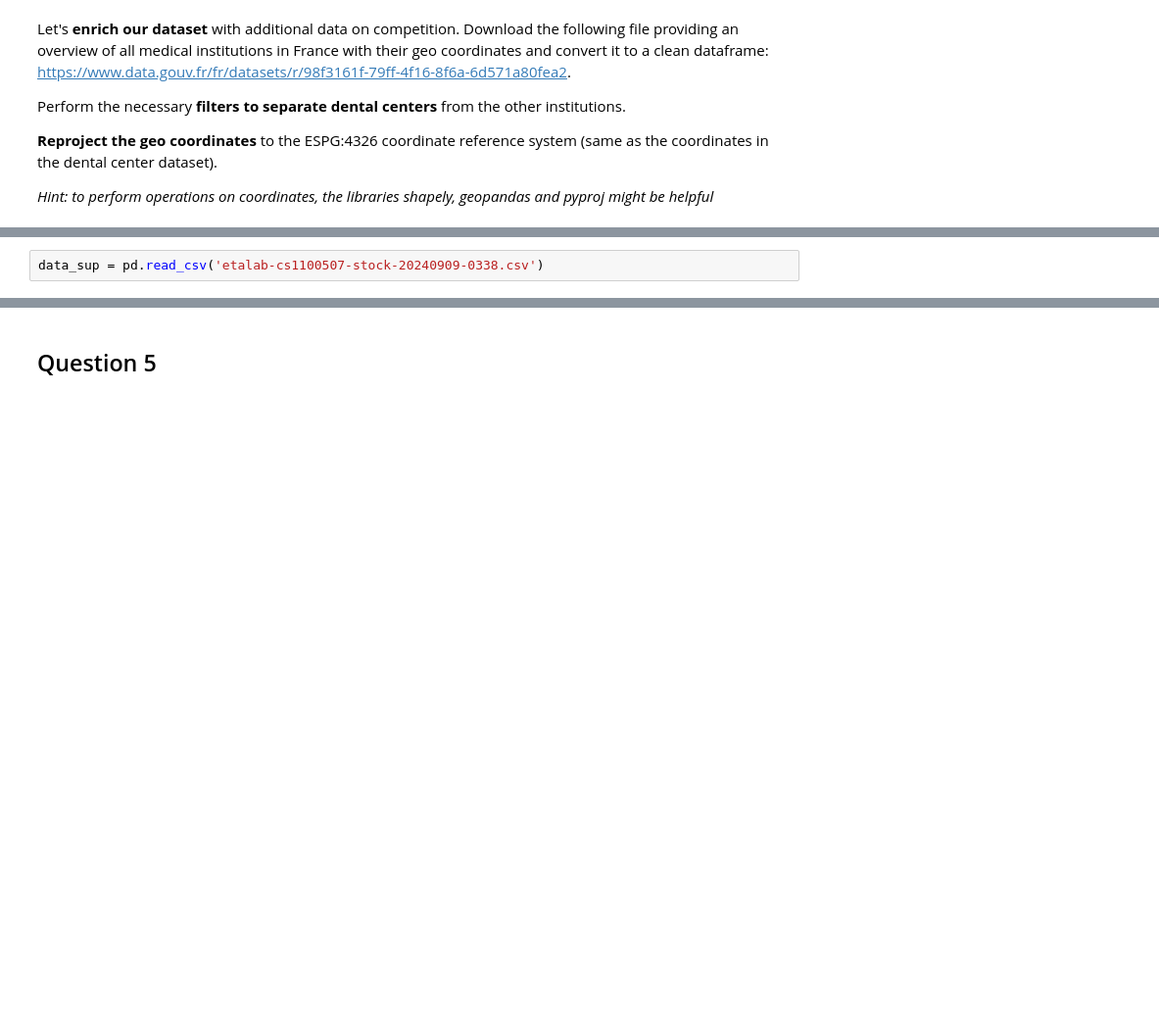
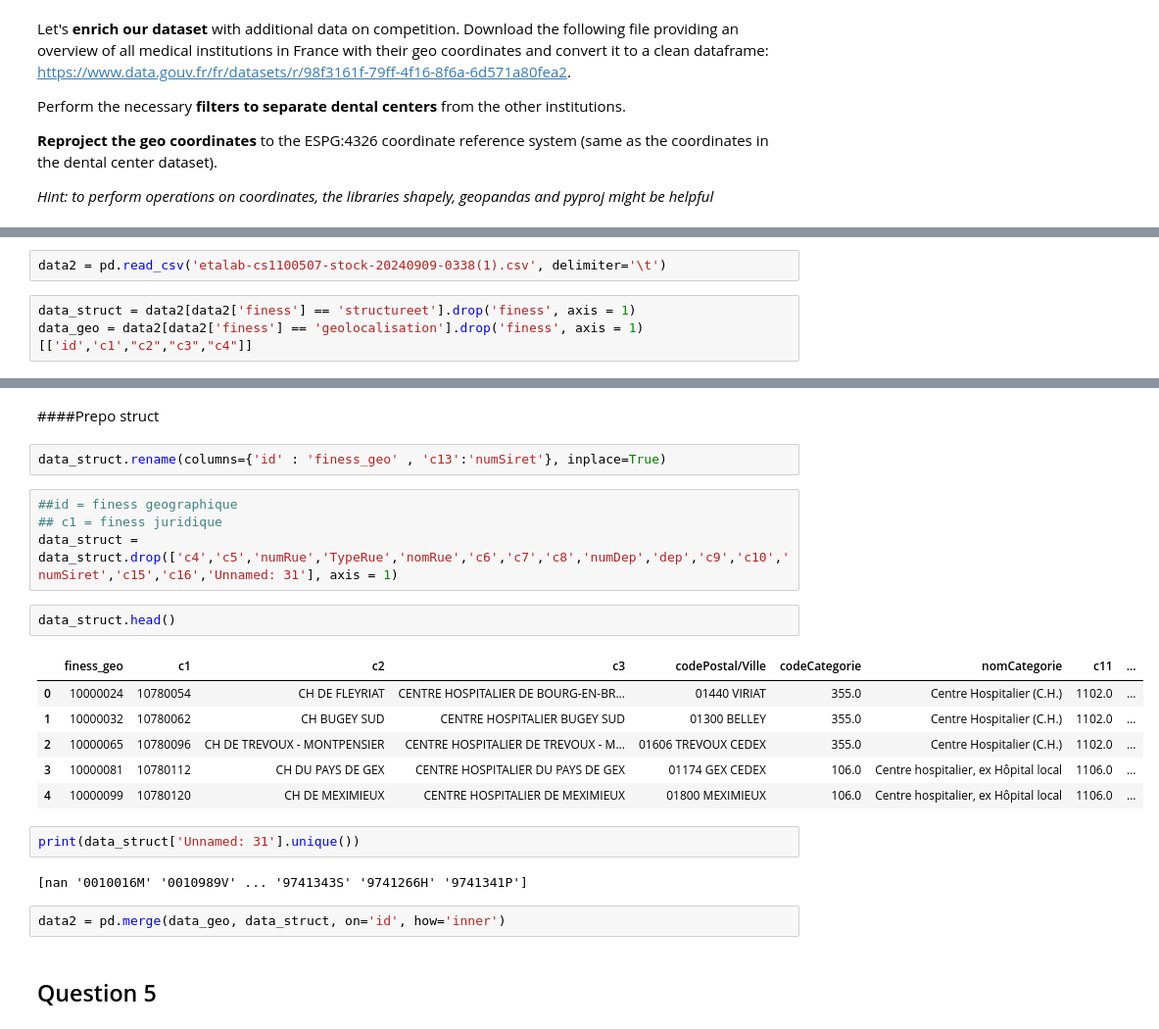
Before and after one commit to HugoKD/ML, a Jupyter notebook: 2023_DB_DS_exercise.ipynb, the cells around one changed output, grey strips where cells are left out. Shown at 98% size. Saved outputs shown, nothing was run; the diff lists cells and outputs as text; blank space fills up the shorter version.

```diff
--- a/2023_DB_DS_exercise.ipynb
+++ b/2023_DB_DS_exercise.ipynb
@@ -732,2 +770,5 @@ Perform the necessary **filters to separate dental centers** from the other inst
 # %%
-data_sup = pd.read_csv('etalab-cs1100507-stock-20240909-0338.csv')
+data2 = pd.read_csv('etalab-cs1100507-stock-20240909-0338(1).csv', delimiter='\t')
+# %%
+data_struct = data2[data2['finess'] == 'structureet'].drop('finess', axis = 1)
+data_geo = data2[data2['finess'] == 'geolocalisation'].drop('finess', axis = 1)[['id','c1',"c2","c3","c4"]]
@@ -734,3 +829,26 @@ data_sup = pd.read_csv('etalab-cs1100507-stock-20240909-0338.csv')
+# %% [markdown]
+####Prepo struct
+# %%
+data_struct.rename(columns={'id' : 'finess_geo' , 'c13':'numSiret'}, inplace=True)
+# %%
+##id = finess geographique
+## c1 = finess juridique
+data_struct = data_struct.drop(['c4','c5','numRue','TypeRue','nomRue','c6','c7','c8','numDep','dep','c9','c10','numSiret','c15','c16','Unnamed: 31'], axis = 1)
+# %%
+data_struct.head()
+# %% [output]
+|  | finess_geo | c1 | c2 | c3 | codePostal/Ville | codeCategorie | nomCategorie | c11 | ... |
+| 0 | 10000024 | 10780054 | CH DE FLEYRIAT | CENTRE HOSPITALIER DE BOURG-EN-BR... | 01440 VIRIAT | 355.0 | Centre Hospitalier (C.H.) | 1102.0 | ... |
+| 1 | 10000032 | 10780062 | CH BUGEY SUD | CENTRE HOSPITALIER BUGEY SUD | 01300 BELLEY | 355.0 | Centre Hospitalier (C.H.) | 1102.0 | ... |
+| 2 | 10000065 | 10780096 | CH DE TREVOUX - MONTPENSIER | CENTRE HOSPITALIER DE TREVOUX - M... | 01606 TREVOUX CEDEX | 355.0 | Centre Hospitalier (C.H.) | 1102.0 | ... |
+| 3 | 10000081 | 10780112 | CH DU PAYS DE GEX | CENTRE HOSPITALIER DU PAYS DE GEX | 01174 GEX CEDEX | 106.0 | Centre hospitalier, ex Hôpital local | 1106.0 | ... |
+| 4 | 10000099 | 10780120 | CH DE MEXIMIEUX | CENTRE HOSPITALIER DE MEXIMIEUX | 01800 MEXIMIEUX | 106.0 | Centre hospitalier, ex Hôpital local | 1106.0 | ... |
+# %%
+print(data_struct['Unnamed: 31'].unique())
+# %% [output]
+[nan '0010016M' '0010989V' ... '9741343S' '9741266H' '9741341P']
+# %%
+data2 = pd.merge(data_geo, data_struct, on='id', how='inner')
 # %% [markdown]
 ## Question 5
 # %% [markdown]
```
Also changed, not shown: parts of 34 cells of this notebook.
